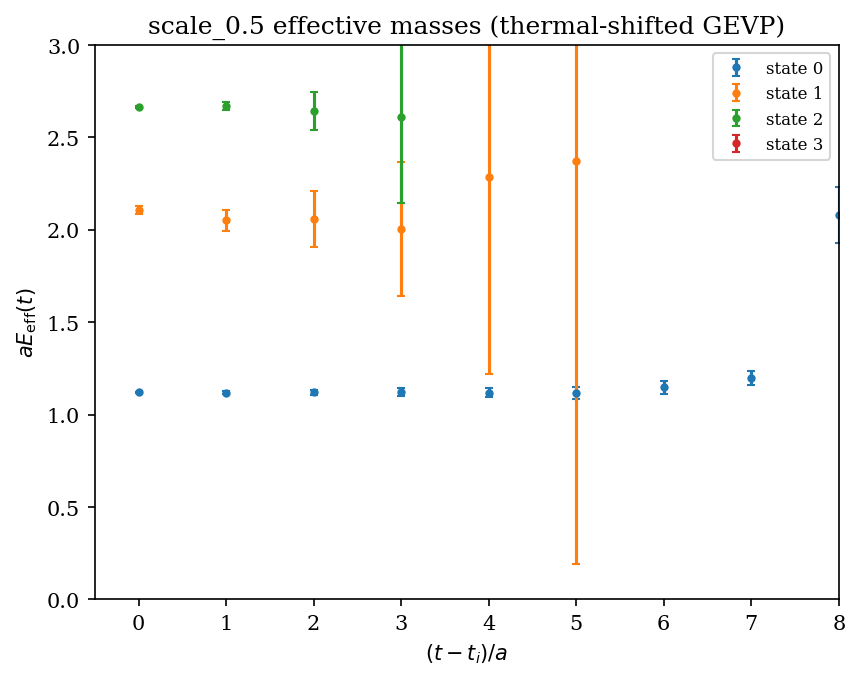
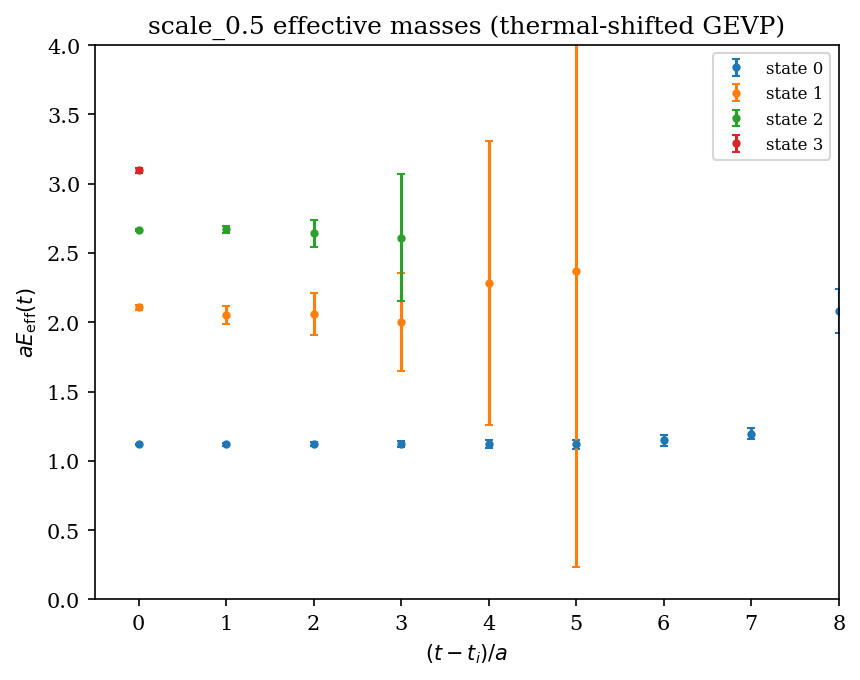
The notebook cell's code change between the first figure and the second:
--- before
+++ after
@@ -10,5 +10,5 @@
     plt.errorbar(np.arange(nT05-1), effM, yerr=dEff, fmt='o', ms=3, capsize=2, label=f'state {k}')
 plt.xlabel('$(t-t_i)/a$'); plt.ylabel('$aE_{\\mathrm{eff}}(t)$')
-plt.xlim(-0.5, 8); plt.ylim(0, 3)
+plt.xlim(-0.5, 8); plt.ylim(0, 4)
 plt.title('scale_0.5 effective masses (thermal-shifted GEVP)')
 plt.legend(fontsize=8)

Commit: Add theory module for analytic predictions in Schwinger model